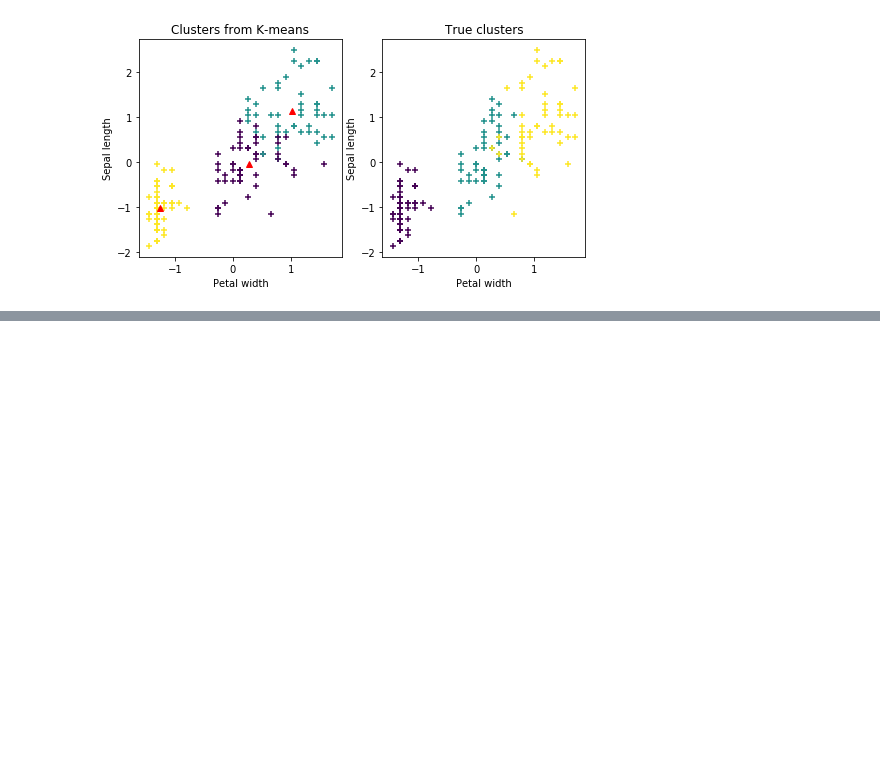
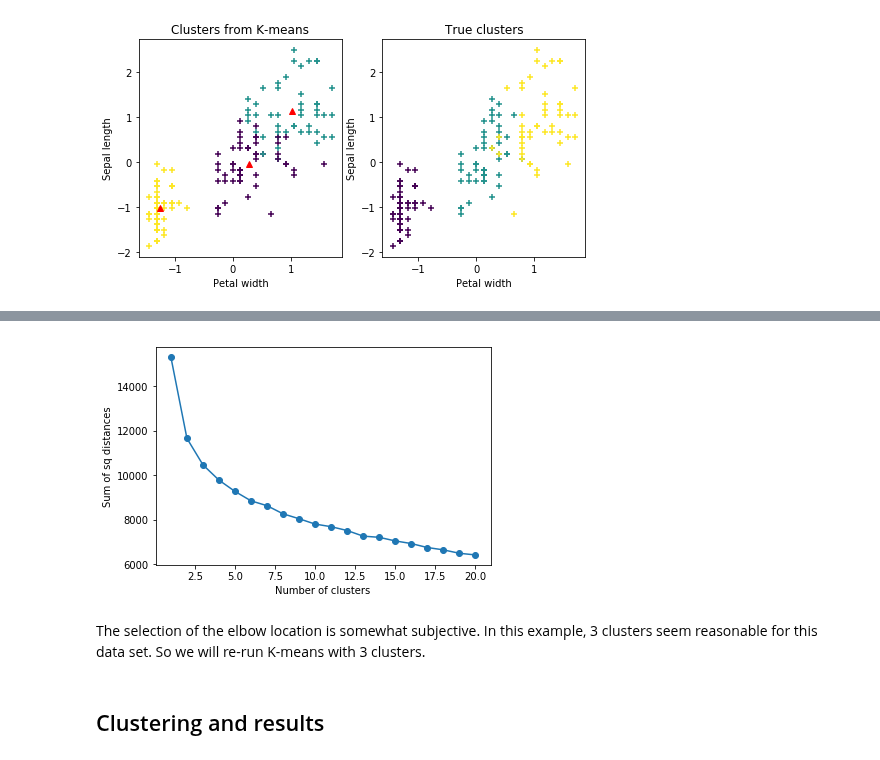
Before and after one commit to sathayas/JupyterfMRIFall2019, a Jupyter notebook: MachineLearning.ipynb, the cells around one changed output, grey strips where cells are left out. Drawn from its saved outputs; the diff is of its cells as text; code cells hidden in the pictures; blank space fills up the shorter version.

Commit message:
Number of clusters is added

```diff
--- a/MachineLearning.ipynb
+++ b/MachineLearning.ipynb
@@ -246,0 +351,11 @@ plt.show()
+# %%
+import os
+import numpy as np
+import pandas as pd
+import matplotlib.pyplot as plt
+from sklearn.cluster import KMeans
+
+# loadin the data
+wiscData = pd.read_csv(os.path.join('DataML','wiscsem.txt'), sep='\t')
+wiscFeatures = np.array(wiscData.iloc[:,2:13])
+featureNames = np.array(wiscData.columns[2:13])
@@ -246,0 +369,20 @@ plt.show()
+# %%
+# determinging the number of clusters (up to 20 clusters)
+SSE = []
+for iClus in range(1,21):
+    # K-means clustering
+    km = KMeans(n_clusters=iClus)  # K-means with a given number of clusters
+    km.fit(wiscFeatures)  # fitting the principal components
+    SSE.append(km.inertia_) # recording the sum of square distances
+
+# plotting the sum of square distance
+plt.plot(np.arange(1,21),SSE,marker = "o")
+plt.xlabel('Number of clusters')
+plt.ylabel('Sum of sq distances')
+plt.show()
+# %% [output]
+[figure, added]
+# %% [markdown]
+The selection of the elbow location is somewhat subjective. In this example, 3 clusters seem reasonable for this data set. So we will re-run K-means with 3 clusters.
+# %% [markdown]
+## Clustering and results
```
Also changed, not shown: parts of 14 cells of this notebook.
